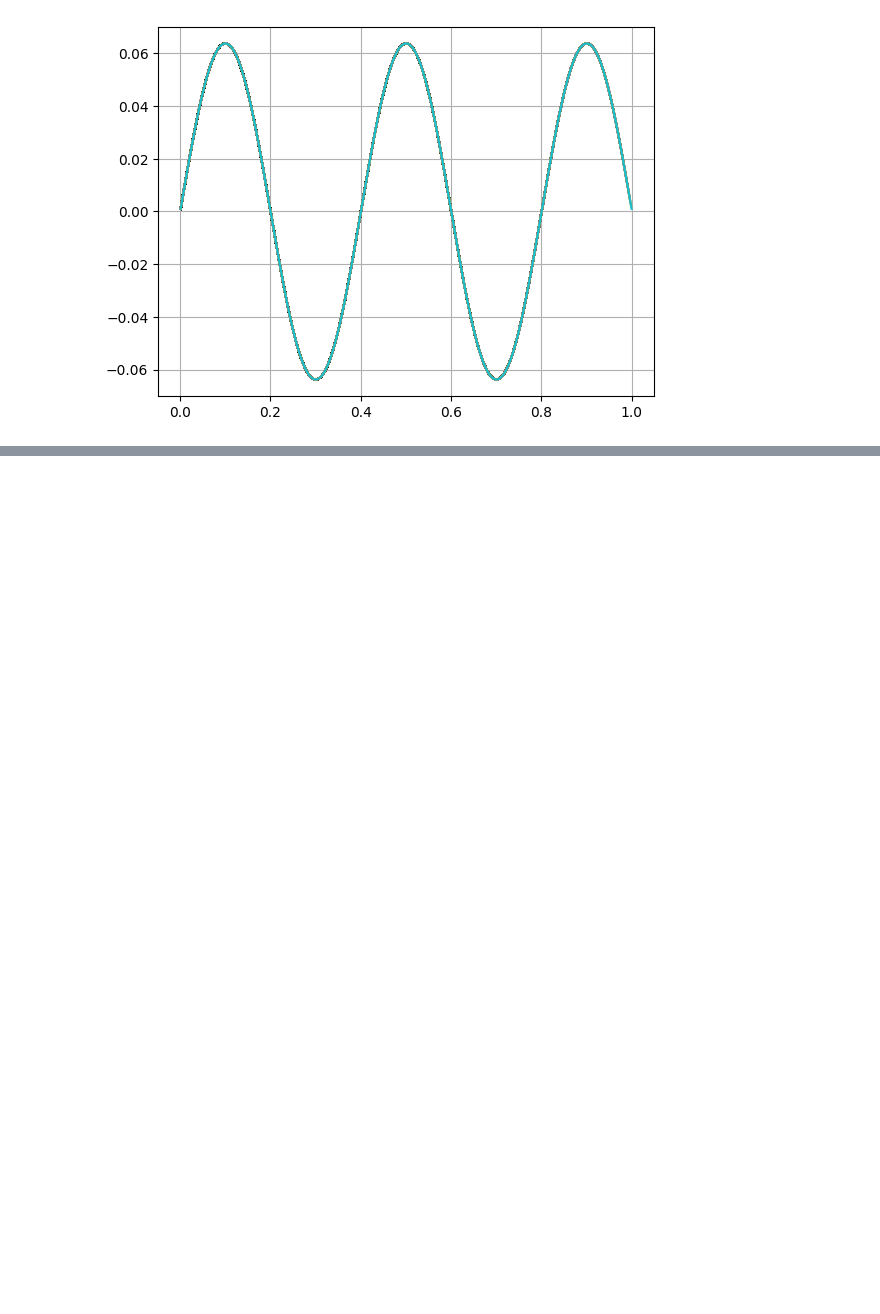
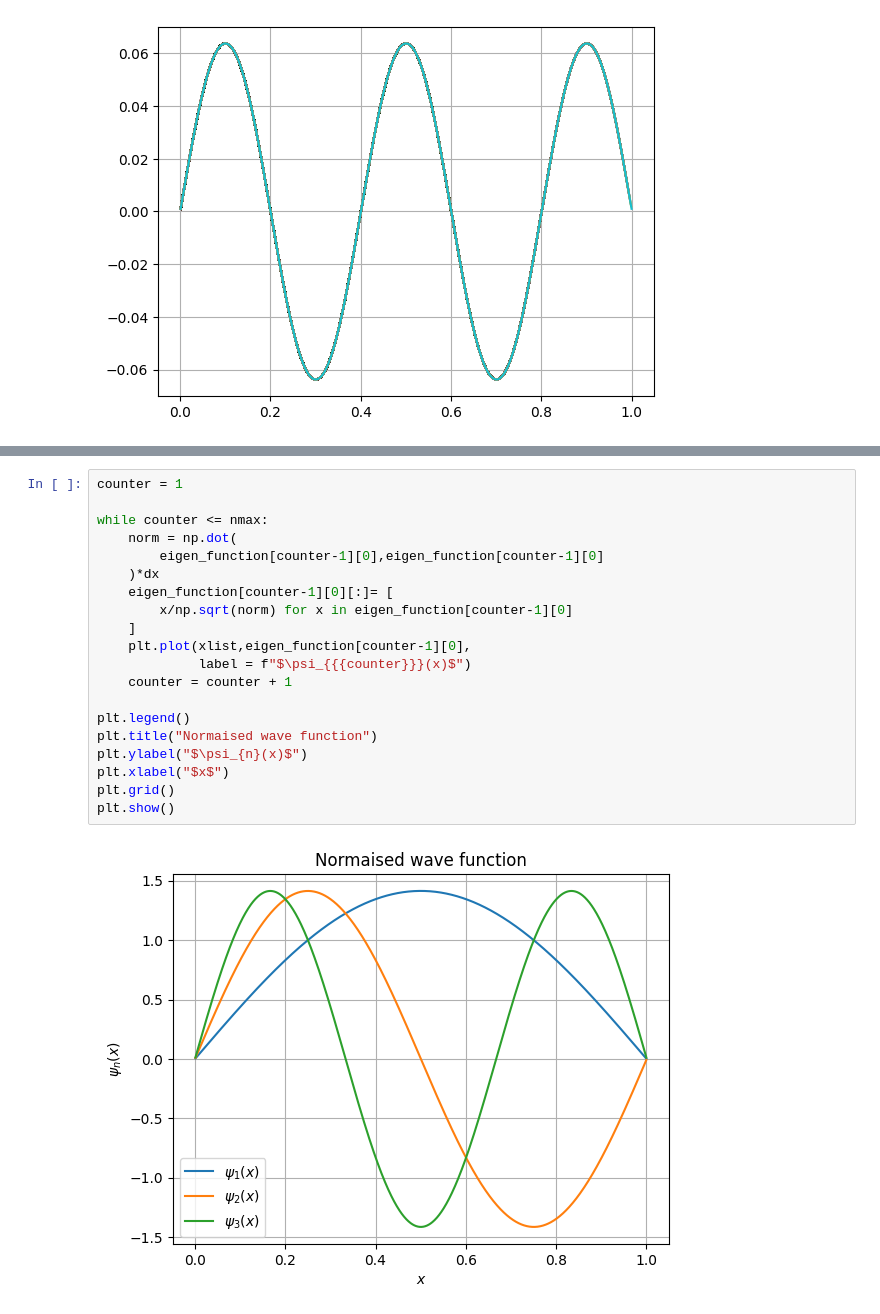
Before and after one commit to SuhasPK/My-Computational-Physics, a Jupyter notebook: Project-8/qm_particle_in_a_box.ipynb, the cells around one changed output, grey strips where cells are left out. Cells and saved outputs as stored; diff of their text form; blank space fills up the shorter version.

```diff
--- a/Project-8/qm_particle_in_a_box.ipynb
+++ b/Project-8/qm_particle_in_a_box.ipynb
@@ -69,0 +132,22 @@ plt.show()
+# %%
+counter = 1
+
+while counter <= nmax:
+    norm = np.dot(
+        eigen_function[counter-1][0],eigen_function[counter-1][0]
+    )*dx
+    eigen_function[counter-1][0][:]= [
+        x/np.sqrt(norm) for x in eigen_function[counter-1][0]
+    ]
+    plt.plot(xlist,eigen_function[counter-1][0],
+             label = f"$\psi_{{{counter}}}(x)$")
+    counter = counter + 1
+
+plt.legend()
+plt.title("Normaised wave function")
+plt.ylabel("$\psi_{n}(x)$")
+plt.xlabel("$x$")
+plt.grid()
+plt.show()
+# %% [output]
+[figure, added]
```
Also changed, not shown: parts of 6 cells of this notebook.
